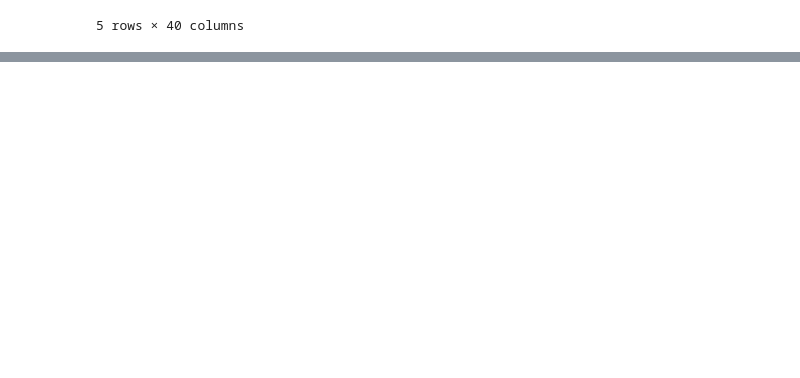
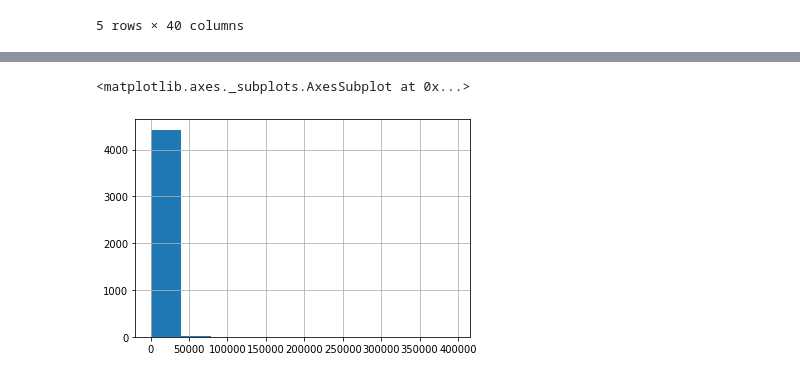
Before and after one commit to ipatel467/Stock-Market-Analysis, a Jupyter notebook: Stocks.ipynb, the cells around one changed output, grey strips where cells are left out. Drawn from its saved outputs; the diff is of its cells as text; code cells hidden in the pictures; blank space fills up the shorter version.

```diff
--- a/Stocks.ipynb
+++ b/Stocks.ipynb
@@ -76,0 +168,5 @@ dtype: object
+# %%
+full_fin_stocks_df['bidSize'].hist()
+# %% [output]
+<matplotlib.axes._subplots.AxesSubplot at 0x...>
+[figure, added]
```
Also changed, not shown: parts of 11 cells of this notebook.
